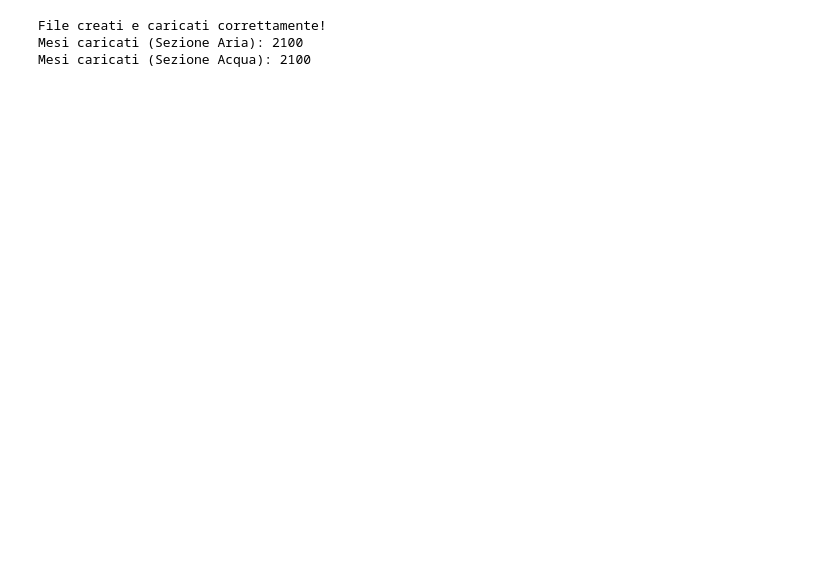
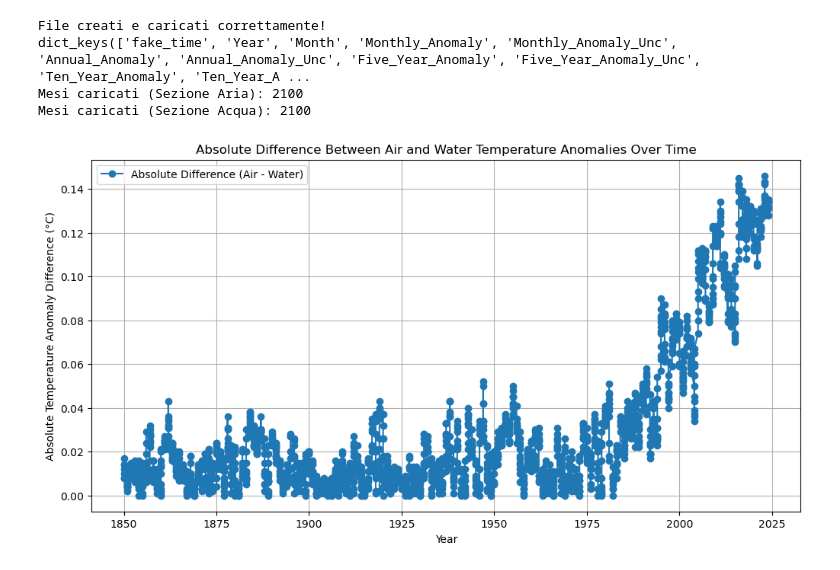
Before and after one commit to EnricoVianelli/GlobalWarming, a Jupyter notebook: global_warming.ipynb, the cells around one changed output. Saved outputs shown, nothing was run; the diff lists cells and outputs as text; code cells hidden in the pictures; blank space fills up the shorter version.

```diff
--- a/global_warming.ipynb
+++ b/global_warming.ipynb
@@ -22,9 +24,10 @@ data_air_raw = np.genfromtxt('data_air.txt', comments='%', filling_values=np.nan
 data_water_raw = np.genfromtxt('data_water.txt', comments='%', filling_values=np.nan)
 
 print("File creati e caricati correttamente!")
-
-def to_dict(raw):
+data_t = np.arange(0, 2100)
+def to_dict(raw, data_t):
     return {
+        "fake_time": data_t,
         "Year": raw[:,0].astype(int),
         "Month": raw[:,1].astype(int),
         "Monthly_Anomaly": raw[:,2],
@@ -39,12 +42,26 @@ def to_dict(raw):
         "Twenty_Year_Anomaly_Unc": raw[:,11],
     }
 
-data_air = to_dict(data_air_raw)
-data_water = to_dict(data_water_raw)
+data_air = to_dict(data_air_raw, data_t)
+data_water = to_dict(data_water_raw, data_t)
+print(data_air.keys())
 
 print(f"Mesi caricati (Sezione Aria): {len(data_air['Year'])}")
 print(f"Mesi caricati (Sezione Acqua): {len(data_water['Year'])}")
 # %% [output]
 File creati e caricati correttamente!
+dict_keys(['fake_time', 'Year', 'Month', 'Monthly_Anomaly', 'Monthly_Anomaly_Unc', 'Annual_Anomaly', 'Annual_Anomaly_Unc', 'Five_Year_Anomaly', 'Five_Year_Anomaly_Unc', 'Ten_Year_Anomaly', 'Ten_Year_A ...
 Mesi caricati (Sezione Aria): 2100
 Mesi caricati (Sezione Acqua): 2100
+# %%
+diff = np.abs(data_air['Annual_Anomaly'] - data_water['Annual_Anomaly'])
+plt.figure(figsize=(12, 6))
+plt.plot(data_air['Year'], diff, 'o-', label='Absolute Difference (Air - Water)')
+plt.xlabel('Year')
+plt.ylabel('Absolute Temperature Anomaly Difference (°C)')
+plt.title('Absolute Difference Between Air and Water Temperature Anomalies Over Time')
+plt.legend()
+plt.grid()
+plt.show()
+# %% [output]
+[figure, added]
```
Also changed, not shown: parts of 14 cells of this notebook.
